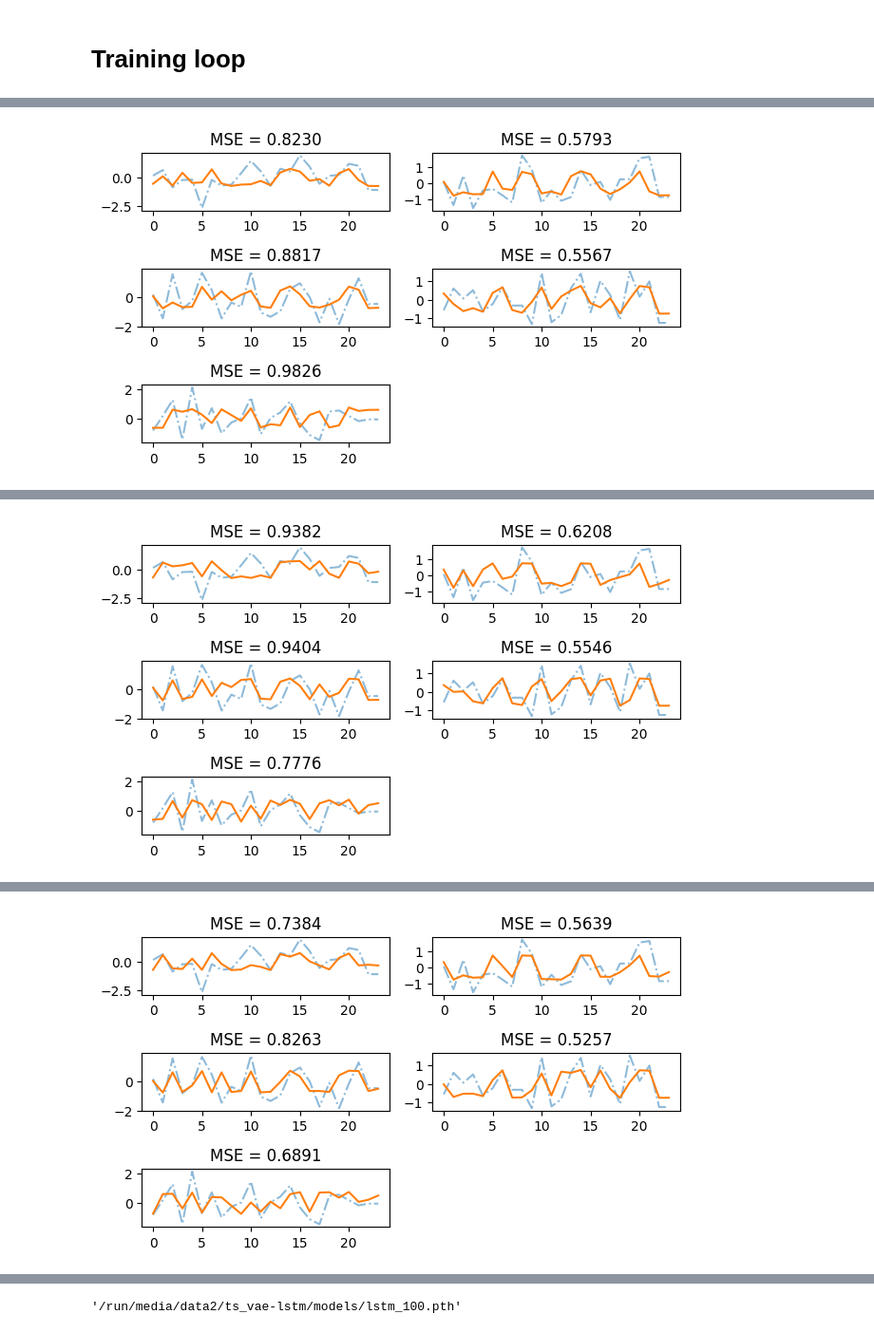
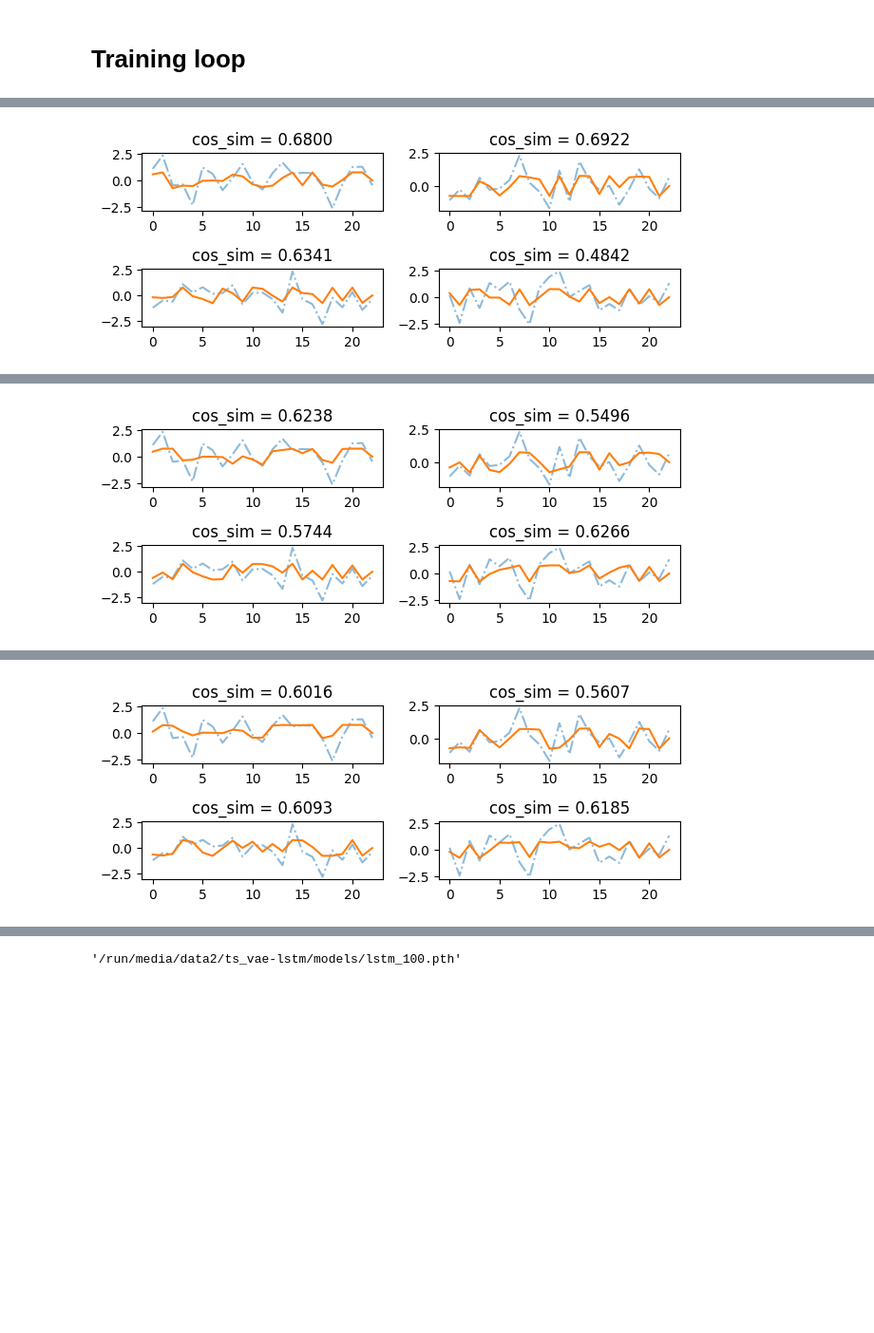
Before and after one commit to thatgeeman/ts_vae-lstm, a Jupyter notebook: nbs/02_lstm.ipynb, the cells around one changed output, grey strips where cells are left out. Shown at 95% size. Saved outputs shown, nothing was run; the diff lists cells and outputs as text; code cells hidden in the pictures; blank space fills up the shorter version.

Commit message:
lstm: fix dataset and plots

```diff
--- a/nbs/02_lstm.ipynb
+++ b/nbs/02_lstm.ipynb
@@ -440,7 +457,7 @@ xs.shape, ys.shape
 # %%
 lstm_model = LSTMModel(
-    input_size=24,
-    output_size=24,
+    input_size=23,
+    output_size=23,
     hidden_size=128,
 ).to(device)
 pred_ys = lstm_model(xs.to(device))
@@ -453,8 +487,14 @@ torch.Size([8, 24, 1])
 # %%
 @torch.no_grad()
-def embedding_metric(emb1, emb2):
+def embedding_metric(emb1, emb2, reduce=True, dim=1):
     # Jaccard Similarity or Sørensen–Dice coefficient ?
-    return {
-        "dist": torch.norm(emb1.cpu() - emb2.cpu(), p=2).item(),
-        "cos_sim": F.cosine_similarity(emb1.cpu(), emb2.cpu(), dim=0).mean().item(),
+    # avg per embedding dimension the metric, ie: [4, emb, 1] -> [4, 1]
+    scores = {
+        "mae": torch.mean(torch.abs(emb1.cpu() - emb2.cpu()), dim=dim),
+        "cos_sim": F.cosine_similarity(emb1.cpu(), emb2.cpu(), dim=dim),
     }
+
+    if reduce:
+        for k, v in scores.items():
+            scores[k] = torch.mean(v).item()  # mean loss per batch
+    return scores
@@ -470,19 +524,19 @@ embedding_metric(pred_ys, ys)
 # | export
 from fastcore.xtras import partial
 # %%
-batch_size = 5
+batch_size = 4
 num_epochs = 100
-learning_rate = 3e-3
+learning_rate = 6e-3
+
 latent_dim = 24
-hidden_size = 128
-# dropout_p = 0.2
-# num_layers = 2
-# scale = 1
-# range_val = 5
-# partial(F.hardtanh, min_val=-range_val, max_val=range_val)
-activation = F.leaky_relu
-criterion = F.mse_loss
+input_size = latent_dim - 1
+output_size = input_size
+hidden_size = 64  # int(latent_dim * 3)
+
+activation = F.gelu
+criterion = embedding_loss
 scorer = embedding_metric
+metric_name = "cos_sim"
 
 means, stds = emb_mean, emb_std
 
@@ -519,8 +573,8 @@ train_dataloader = dl_trn
 valid_dataloader = dl_val
 
 model = LSTMModel(
-    input_size=latent_dim,
-    output_size=latent_dim,
+    input_size=input_size,
+    output_size=output_size,
     hidden_size=hidden_size,
     activation=activation,
 ).to(device)
@@ -565,7 +619,7 @@ def validate_epoch(dls, criterion, scorer, show=False):
 
             loss = criterion(pred_ys, ys)
             # calc score
-            score = scorer(pred_ys, ys)["cos_sim"]
+            score = scorer(pred_ys, ys)[metric_name]
 
             running_loss += loss.item()
             running_score += score
@@ -573,17 +627,14 @@ def validate_epoch(dls, criterion, scorer, show=False):
         if show:
             for idx in range(batch_size):
                 ax = plt.subplot(4, 2, idx + 1)
-                # idx_feature = 0
-                pred_current_example, current_points = (
+                pred_ys_idx, ys_idx = (
                     pred_ys[idx].detach().cpu().squeeze(),
                     ys[idx].detach().cpu().squeeze(),
                 )
-                sns.lineplot(current_points.numpy(), alpha=0.5, linestyle="-.")
-                sns.lineplot(pred_current_example.numpy())
-                mse_val = criterion(
-                    pred_current_example.unsqueeze(-1), current_points.unsqueeze(-1)
-                )
-                plt.title(f"MSE = {mse_val:.4f}")
+                sns.lineplot(ys_idx.numpy(), alpha=0.5, linestyle="-.", ax=ax)
+                sns.lineplot(pred_ys_idx.numpy(), ax=ax)
+                score_idx = scorer(pred_ys, ys, reduce=False)[metric_name][idx].item()
+                plt.title(f"{metric_name} = {score_idx:.4f}")
             plt.tight_layout()
             plt.show()
 
@@ -609,7 +660,7 @@ for epoch in range(num_epochs):
 
         loss = criterion(pred_ys, ys)
         # calc score
-        score = scorer(pred_ys, ys)["cos_sim"]
+        score = scorer(pred_ys, ys)[metric_name]
 
         loss.backward()
         optimizer.step()
@@ -664 +715 @@ Epoch [19/100], Batch [18/18], Loss: [0.646, 0.745], Score: [0.589, 0.483]
-[figure, old version]
+[figure, new version]
@@ -685 +733 @@ Epoch [39/100], Batch [18/18], Loss: [0.552, 0.718], Score: [0.685, 0.531]
-[figure, old version]
+[figure, new version]
@@ -703 +754 @@ Epoch [59/100], Batch [18/18], Loss: [0.524, 0.699], Score: [0.703, 0.545]
-[figure, old version]
+[figure, new version]
```
Also changed, not shown: parts of 35 cells of this notebook, 13 other files.
